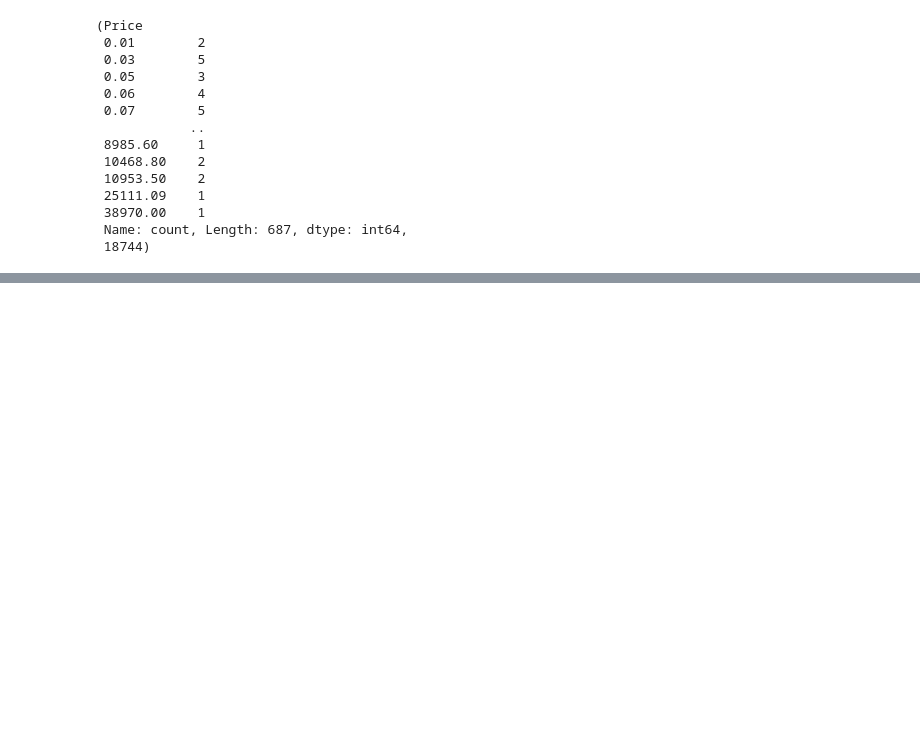
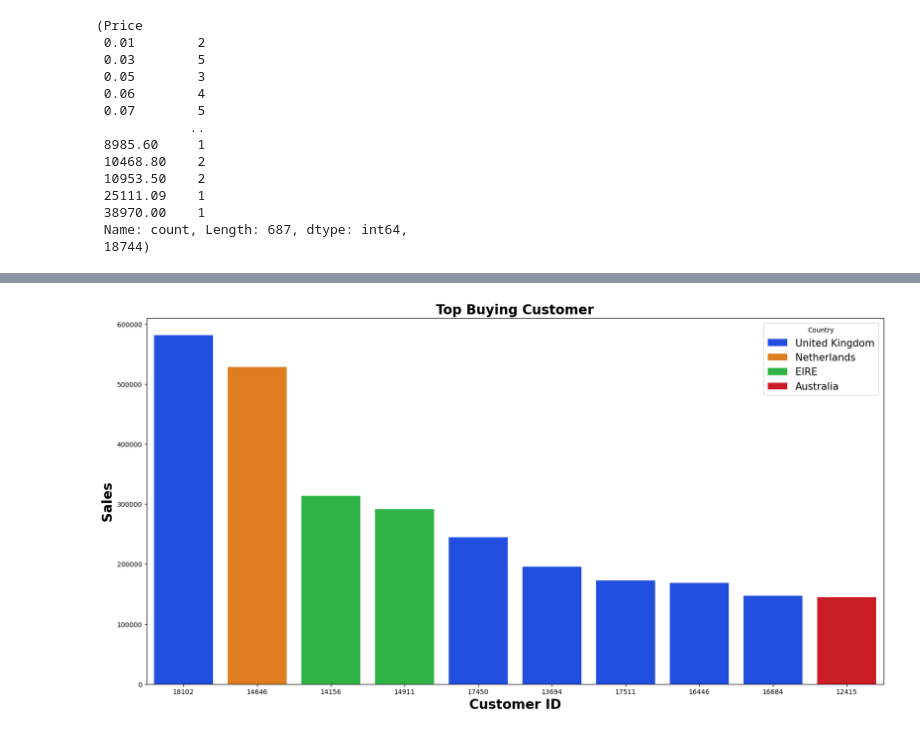
Before and after one commit to RITS98/Forecasting-Real-World-Applications-IEOR-4578-Project, a Jupyter notebook: Project 1/Project_1.ipynb, the cells around one changed output, grey strips where cells are left out. Cells and saved outputs as stored; diff of their text form; code cells hidden in the pictures; blank space fills up the shorter version.

```diff
--- a/Project 1/Project_1.ipynb
+++ b/Project 1/Project_1.ipynb
@@ -344,0 +448,4 @@ NameError: name 'SARIMA' is not defined
+# %%
+top_customer = df.groupby(['Customer ID', 'Country'])[['Sales']].sum().sort_values(by='Sales',ascending=False).reset_index()
+top_customer = top_customer[~(top_customer['Customer ID'] == 'Unknown Customer ID')]
+top_customer.head(10)
@@ -344,0 +464,10 @@ NameError: name 'SARIMA' is not defined
+# %%
+plt.figure(figsize=(20, 10))
+sns.barplot(data=top_customer.head(10), x='Customer ID', y='Sales', hue='Country', palette='bright')
+plt.xlabel('Customer ID', fontsize=20, fontweight='bold')
+plt.ylabel('Sales', fontsize=20, fontweight='bold')
+plt.title('Top Buying Customer', fontsize=20, fontweight='bold')
+plt.legend(title='Country', fontsize=15)
+plt.show()
+# %% [output]
+[figure, added]
```
Also changed, not shown: parts of 28 cells of this notebook.
